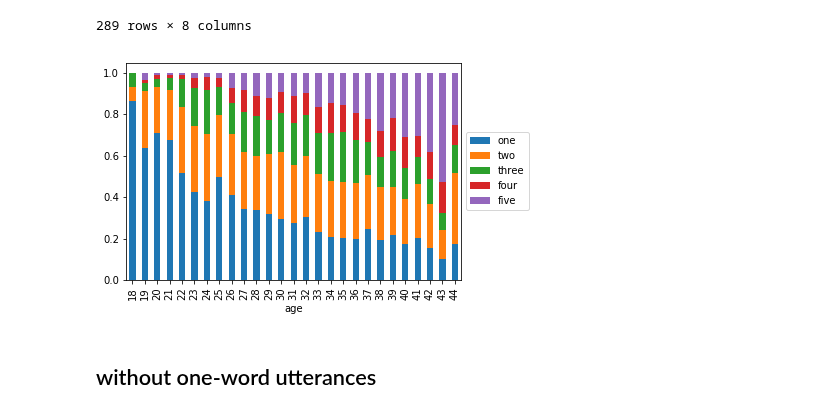
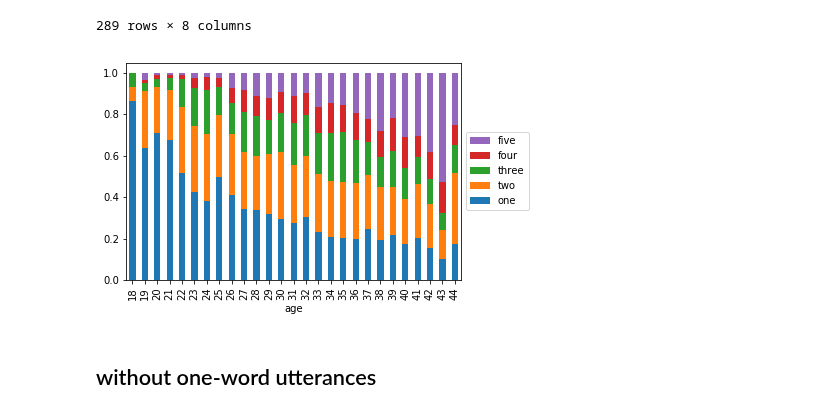
Before and after one commit to qxu1994/Two-word-stage, a Jupyter notebook: LeeWongLeung.ipynb, the cells around one changed output. Cells and saved outputs as stored; diff of their text form; code cells hidden in the pictures.

```diff
--- a/LeeWongLeung.ipynb
+++ b/LeeWongLeung.ipynb
@@ -92,11 +93,12 @@ df_per
 # %%
 df_per = df_per.drop(['sum'], axis = 1)
 # %%
-ax = df_per.groupby('age').mean().plot.bar(stacked = True, legend = 'reverse')
-ax.legend(loc='center left', bbox_to_anchor=(1, 0.5))
+ax = df_per.groupby('age').mean().plot.bar(stacked = True, legend = True)
+handles, labels = ax.get_legend_handles_labels()
+ax.legend(reversed(handles), reversed(labels), loc='center left', bbox_to_anchor=(1, 0.5))
 plt.show()
 # %% [output]
-[figure, old version]
+[figure, new version]
 # %% [markdown]
 ## without one-word utterances
 # %%
```
Also changed, not shown: parts of 17 cells of this notebook.
